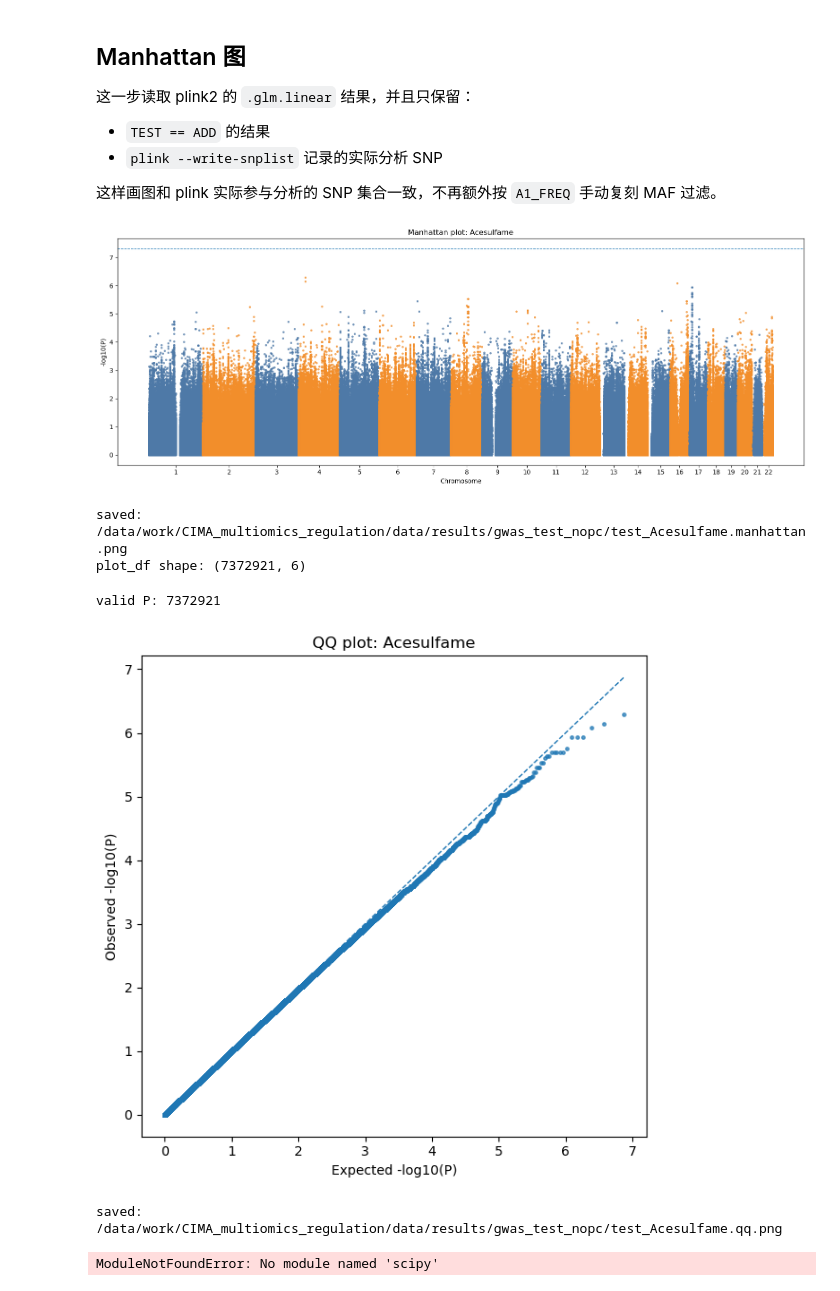
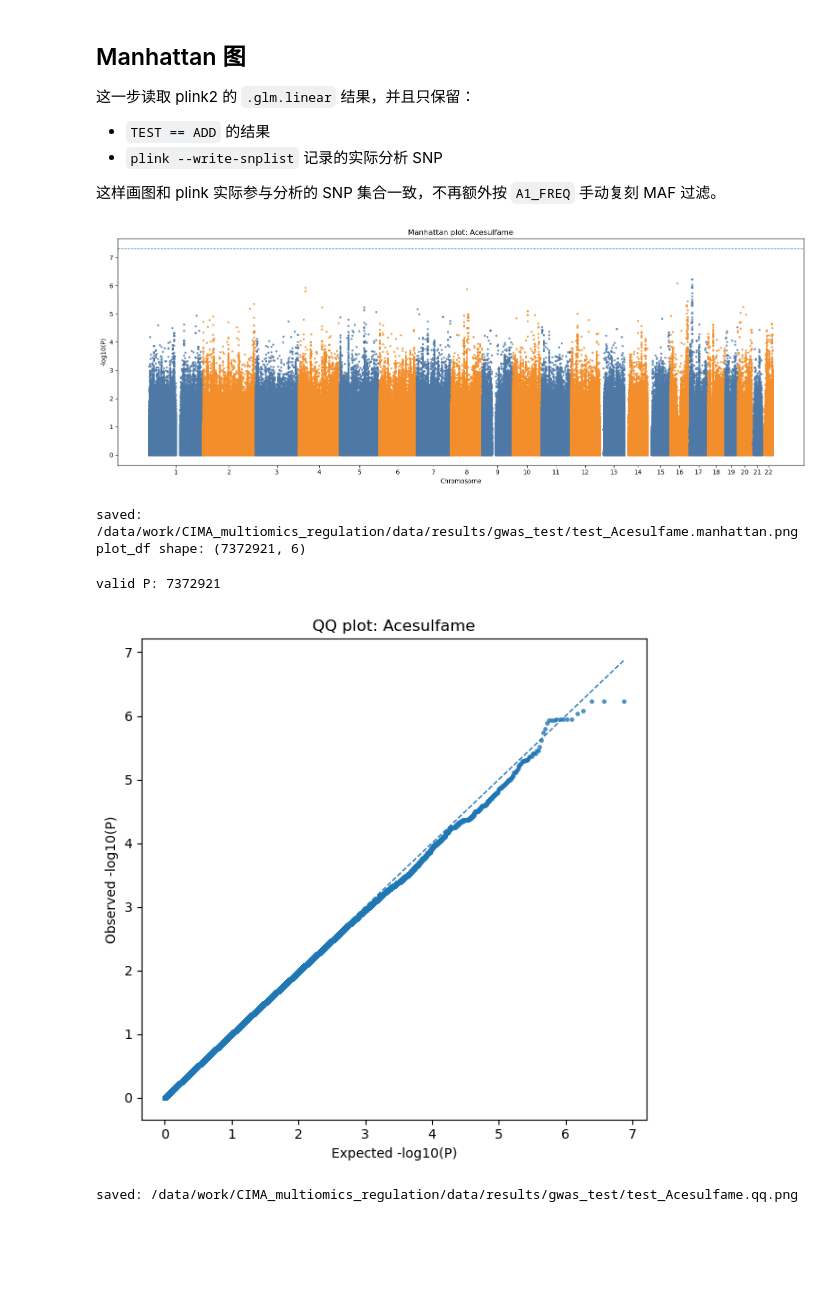
Before and after one commit to Hebin-zhang/CIMA_multiomics_regulation, a Jupyter notebook: notebooks/02_analysis/04_gwas_test.ipynb, the cells around one changed output. Cells and saved outputs as stored; diff of their text form; code cells hidden in the pictures; blank space fills up the shorter version.

```diff
--- a/notebooks/02_analysis/04_gwas_test.ipynb
+++ b/notebooks/02_analysis/04_gwas_test.ipynb
@@ -14,7 +14,7 @@ if PROJECT_ROOT.name != "CIMA_multiomics_regulation":
 PFILE_PREFIX = PROJECT_ROOT / "data/processed/genotype/CIMA_BGEID_metaMatched"
 PHENO_FILE = PROJECT_ROOT / "data/processed/CIMA/phenotype/CIMA_metabolites_lipids_pheno_plink.tsv"
 COVAR_FILE = PROJECT_ROOT / "data/processed/meta/CIMA_plink_covariates.tsv"
-OUT_DIR = PROJECT_ROOT / "data/results/gwas_test_nopc"
+OUT_DIR = PROJECT_ROOT / "data/results/gwas_test"
 OUT_DIR.mkdir(parents=True, exist_ok=True)
 
 PHENO_NAME = "Acesulfame"
@@ -54,7 +54,7 @@ plink_cmd = [
     "--pheno-name", PHENO_NAME,
     "--pheno-quantile-normalize", # <--- 逆正态变换（Rank-Based Inverse Normal Transformation, INT）
     "--covar", str(COVAR_FILE),
-    "--covar-name", "SEX,age,",# PC1", # ,PC2,PC3,PC4,PC5",#,PC6,PC7,PC8,PC9,PC10",
+    "--covar-name", "SEX,age,PC1,PC2,PC3,PC4,PC5,PC6,PC7,PC8,PC9,PC10",
     "--glm", "hide-covar",
     "--write-snplist",
     "--threads", "8",
@@ -202,8 +202,8 @@ plt.show()
 print("saved:", OUT_PNG)
 print("plot_df shape:", plot_df.shape)
 # %% [output]
-[figure, old version]
+[figure, new version]
-saved: /data/work/CIMA_multiomics_regulation/data/results/gwas_test_nopc/test_Acesulfame.manhattan.png
+saved: /data/work/CIMA_multiomics_regulation/data/results/gwas_test/test_Acesulfame.manhattan.png
 plot_df shape: (7372921, 6)
 # %%
 from pathlib import Path
@@ -228,39 +228,32 @@ plot_df = plot_df[(plot_df["P"] > 0) & (plot_df["P"] <= 1)].dropna()
 print("valid P:", plot_df.shape[0])
 
 # ===== QQ plot =====
 pvals = plot_df["P"].values
 
 # observed
 obs = -np.log10(np.sort(pvals))
 
 # expected
 exp = -np.log10(np.linspace(1/len(pvals), 1, len(pvals)))
 
 # ===== 画图 =====
 plt.figure(figsize=(6,6))
 plt.scatter(exp, obs, s=6, alpha=0.7)
 
 # 对角线
 max_val = max(exp.max(), obs.max())
 plt.plot([0, max_val], [0, max_val], linestyle="--", linewidth=1)
 
 plt.xlabel("Expected -log10(P)")
 plt.ylabel("Observed -log10(P)")
 plt.title(f"QQ plot: {PHENO_NAME}")
 
 plt.tight_layout()
 plt.savefig(OUT_PNG, dpi=150)
 plt.show()
 
 print("saved:", OUT_PNG)
-from scipy.stats import chi2
-
-chi2_vals = chi2.isf(plot_df["P"], df=1)
-lambda_gc = np.median(chi2_vals) / chi2.ppf(0.5, df=1)
-
-print("lambda_GC:", round(lambda_gc, 3))
 # %% [output]
 valid P: 7372921
-[figure, old version]
+[figure, new version]
-saved: /data/work/CIMA_multiomics_regulation/data/results/gwas_test_nopc/test_Acesulfame.qq.png
+saved: /data/work/CIMA_multiomics_regulation/data/results/gwas_test/test_Acesulfame.qq.png
-ModuleNotFoundError: No module named 'scipy'
```
Also changed, not shown: parts of 1 cell of this notebook, 7 other files.
